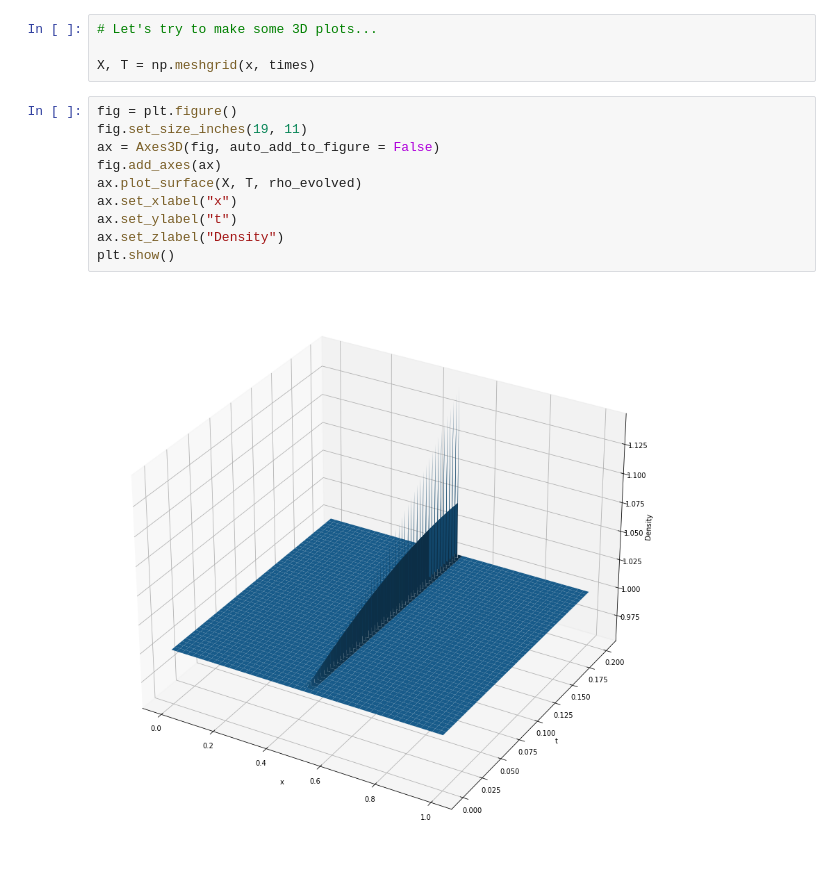
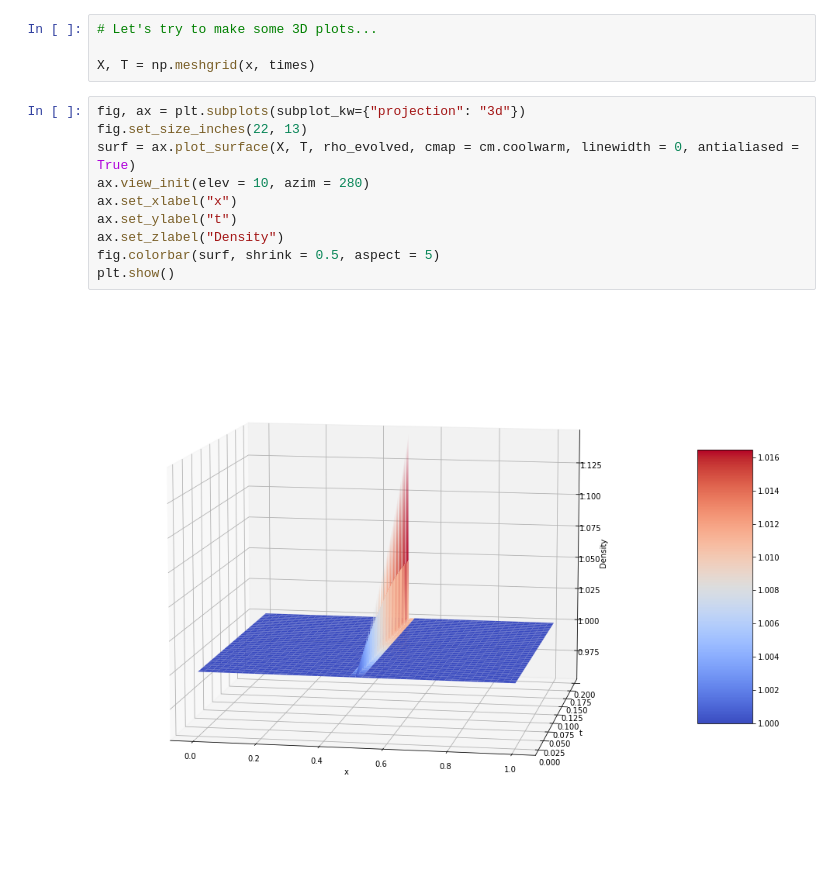
Before and after one commit to physics-inspired/astropinns, a Jupyter notebook: Numerical_Solutions_Tests/Trying_To_Solve_Classical_Euler_Eqs_3rd.ipynb, the cells around one changed output. Cells and saved outputs as stored; diff of their text form.

Commit message:
Added color bars to the 3D plots
Some values for "u" (velocity of the fluid) are negative. (more or less 1% of the data).. ¿Has this some real physical meaning? ¿Or is it just a numerical artifact?

```diff
--- a/Numerical_Solutions_Tests/Trying_To_Solve_Classical_Euler_Eqs_3rd.ipynb
+++ b/Numerical_Solutions_Tests/Trying_To_Solve_Classical_Euler_Eqs_3rd.ipynb
@@ -101,15 +104,15 @@ u_evolved = np.array(u_evolved) # Shape (nt, nx)
 
 X, T = np.meshgrid(x, times)
 # %%
-fig = plt.figure()
-fig.set_size_inches(19, 11)
-ax = Axes3D(fig, auto_add_to_figure = False)
-fig.add_axes(ax)
-ax.plot_surface(X, T, rho_evolved)
+fig, ax = plt.subplots(subplot_kw={"projection": "3d"})
+fig.set_size_inches(22, 13)
+surf = ax.plot_surface(X, T, rho_evolved, cmap = cm.coolwarm, linewidth = 0, antialiased = True)
+ax.view_init(elev = 10, azim = 280)
 ax.set_xlabel("x")
 ax.set_ylabel("t")
 ax.set_zlabel("Density")
+fig.colorbar(surf, shrink = 0.5, aspect = 5)
 plt.show()
 # %% [output]
-[figure, old version]
+[figure, new version]
 # %%
```
Also changed, not shown: parts of 4 cells of this notebook.
